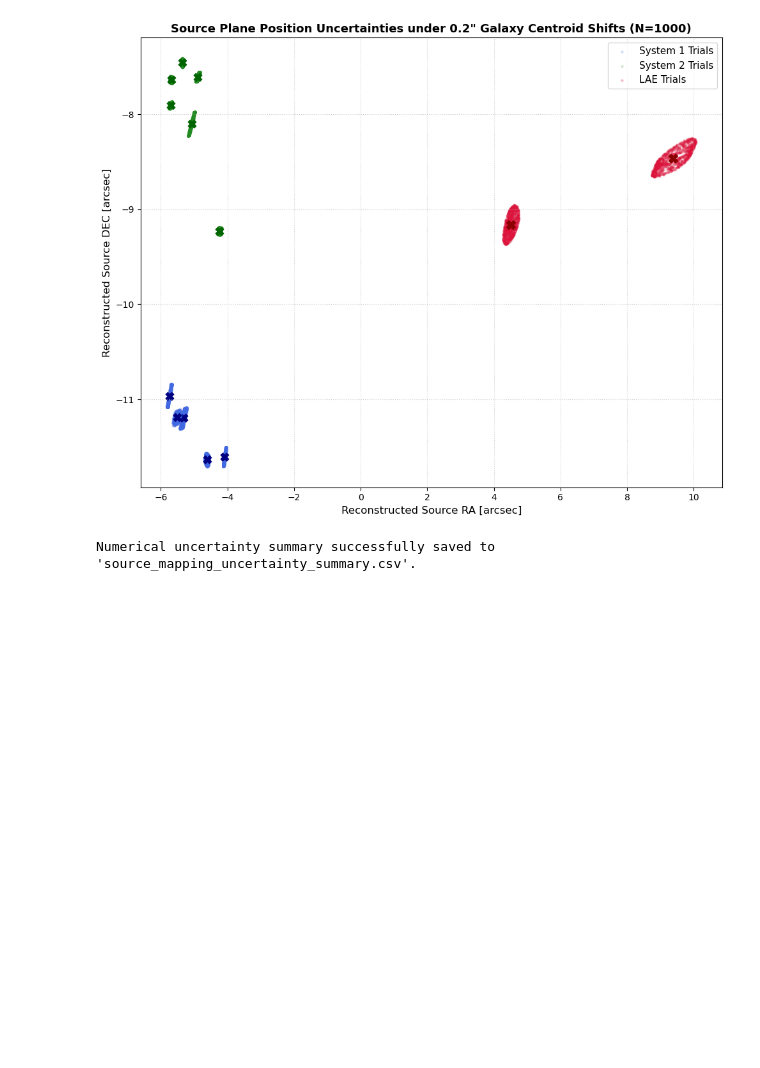
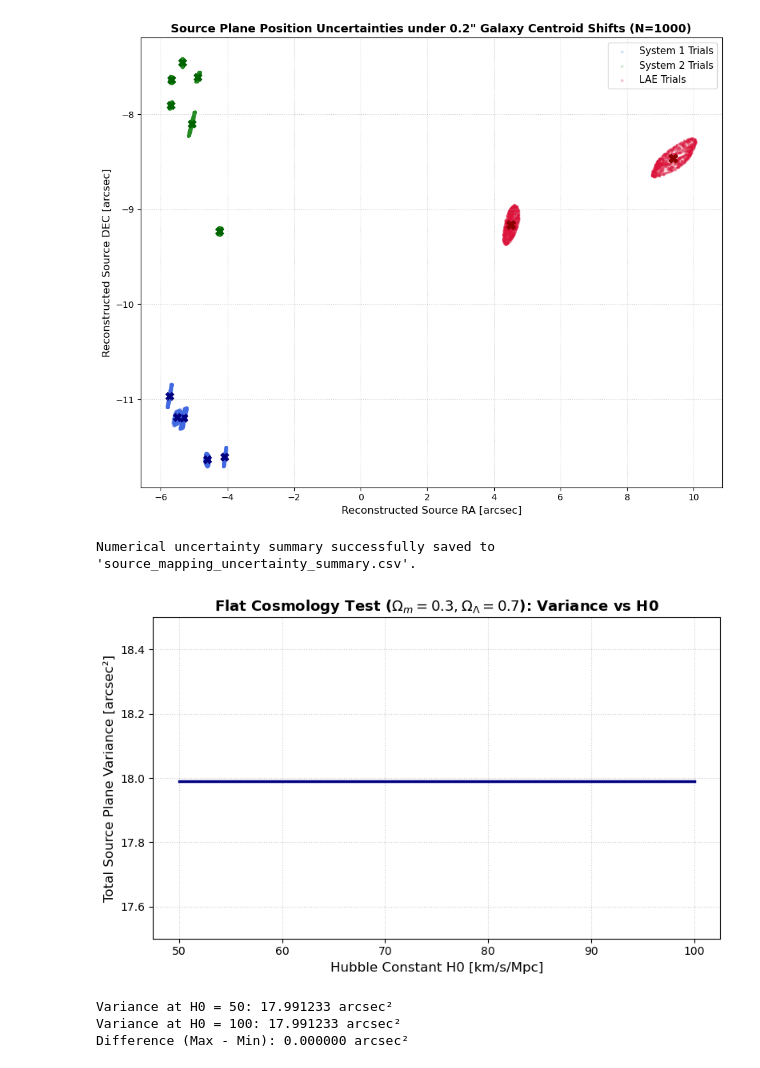
Before and after one commit to julz-tea-scl/Final-Year-Project, a Jupyter notebook: Lenstronomy Code Pipeline.ipynb, the cells around one changed output. Cells and saved outputs as stored; diff of their text form; code cells hidden in the pictures; blank space fills up the shorter version.

Commit message:
test successful

```diff
--- a/Lenstronomy Code Pipeline.ipynb
+++ b/Lenstronomy Code Pipeline.ipynb
@@ -913,3 +913,65 @@ Image lae_4_1: sigma_RA = 0.4090", sigma_DEC = 0.1063" | Total sigma_beta = 0.42
 Image lae_4_2: sigma_RA = 0.1143", sigma_DEC = 0.1034" | Total sigma_beta = 0.1542"
 [figure]
 Numerical uncertainty summary successfully saved to 'source_mapping_uncertainty_summary.csv'.
+# %%
+# ===========================================================================
+# FLAT UNIVERSE VERIFICATION TEST (Omega_m = 0.3, Omega_lambda = 0.7)
+# Testing H0 Independence of Source Positions Without Artificial Mass Scaling
+# ===========================================================================
+import numpy as np
+import pandas as pd
+import matplotlib.pyplot as plt
+from astropy.cosmology import FlatLambdaCDM
+from lenstronomy.LensModel.lens_model import LensModel
+
+# 1. Pure Flat LambdaCDM Cosmology
+om0_flat = 0.3
+
+# 2. Unscaled Lens Model Keywords (Observational Angular Deflections Fixed)
+kwargs_lens_unscaled = get_kwargs_lens(res_opt.x)
+
+h0_grid = np.linspace(50.0, 100.0, 51)
+variances_flat = []
+
+for h0_test in h0_grid:
+    # Strictly flat universe
+    test_cosmo = FlatLambdaCDM(H0=h0_test, Om0=om0_flat)
+
+    # LensModels instantiated with pure observational parameters
+    lm_s1   = LensModel(lens_model_list=lens_model_list, lens_redshift_list=lens_redshift_list, multi_plane=True, z_source=1.412,   cosmo=test_cosmo)
+    lm_s2   = LensModel(lens_model_list=lens_model_list, lens_redshift_list=lens_redshift_list, multi_plane=True, z_source=1.407,   cosmo=test_cosmo)
+    lm_lae  = LensModel(lens_model_list=lens_model_list, lens_redshift_list=lens_redshift_list, multi_plane=True, z_source=4.663,   cosmo=test_cosmo)
+
+    # Ray-shoot observed image coordinates
+    src1_ra, src1_dec = lm_s1.ray_shooting(x_img1, y_img1, kwargs_lens_unscaled)
+    src2_ra, src2_dec = lm_s2.ray_shooting(x_img2, y_img2, kwargs_lens_unscaled)
+    lae_ra,  lae_dec  = lm_lae.ray_shooting(x_lae46, y_lae46, kwargs_lens_unscaled)
+
+    # Compute total variance
+    var1 = np.sum((src1_ra - np.mean(src1_ra))**2 + (src1_dec - np.mean(src1_dec))**2)
+    var2 = np.sum((src2_ra - np.mean(src2_ra))**2 + (src2_dec - np.mean(src2_dec))**2)
+    var_lae = np.sum((lae_ra - np.mean(lae_ra))**2 + (lae_dec - np.mean(lae_dec))**2)
+
+    variances_flat.append(var1 + var2 + var_lae)
+
+# Plotting the flat cosmology response
+plt.figure(figsize=(8, 5))
+plt.plot(h0_grid, variances_flat, color='navy', linewidth=2.5)
+plt.xlabel('Hubble Constant H0 [km/s/Mpc]', fontsize=12)
+plt.ylabel('Total Source Plane Variance [arcsec²]', fontsize=12)
+# plt.ylim(0, 25)
+plt.ylim(17.5, 18.5)
+plt.title('Flat Cosmology Test ($\Omega_m=0.3, \Omega_\Lambda=0.7$): Variance vs H0', fontsize=13, fontweight='bold')
+plt.grid(True, linestyle=':', alpha=0.6)
+plt.tight_layout()
+plt.savefig('flat_universe_h0_test.png', dpi=300)
+plt.show()
+
+print(f"Variance at H0 = 50: {variances_flat[0]:.6f} arcsec²")
+print(f"Variance at H0 = 100: {variances_flat[-1]:.6f} arcsec²")
+print(f"Difference (Max - Min): {np.max(variances_flat) - np.min(variances_flat):.6f} arcsec²")
+# %% [output]
+[figure, added]
+Variance at H0 = 50: 17.991233 arcsec²
+Variance at H0 = 100: 17.991233 arcsec²
+Difference (Max - Min): 0.000000 arcsec²
```
Also changed, not shown: 1 other file.
